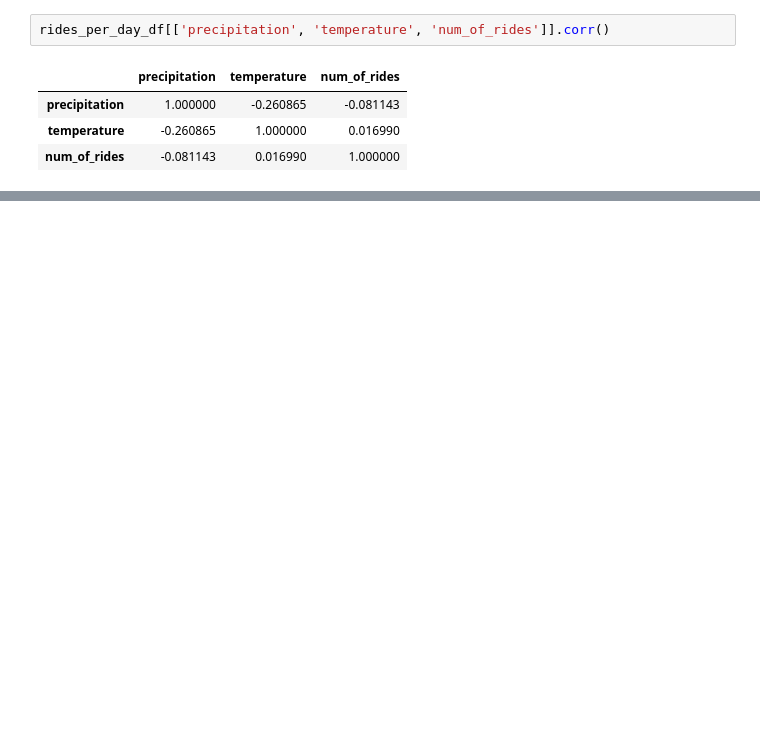
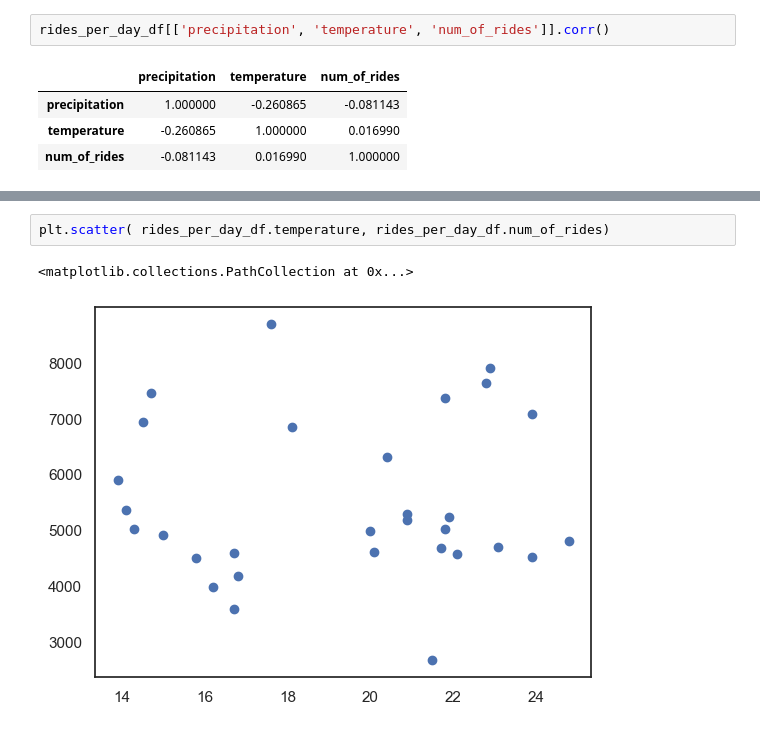
Before and after one commit to logro003/demand-fc, a Jupyter notebook: notebooks/analysing.ipynb, the cells around one changed output, grey strips where cells are left out. Cells and saved outputs as stored; diff of their text form; blank space fills up the shorter version.

```diff
--- a/notebooks/analysing.ipynb
+++ b/notebooks/analysing.ipynb
@@ -93,2 +192,7 @@ plt.show()
+# %%
+plt.scatter( rides_per_day_df.temperature, rides_per_day_df.num_of_rides)
+# %% [output]
+<matplotlib.collections.PathCollection at 0x...>
+[figure, added]
 # %%
 # Plotting boxplot for number of rides for different amount of precipitation
```
Also changed, not shown: parts of 10 cells of this notebook, 8 other files.
